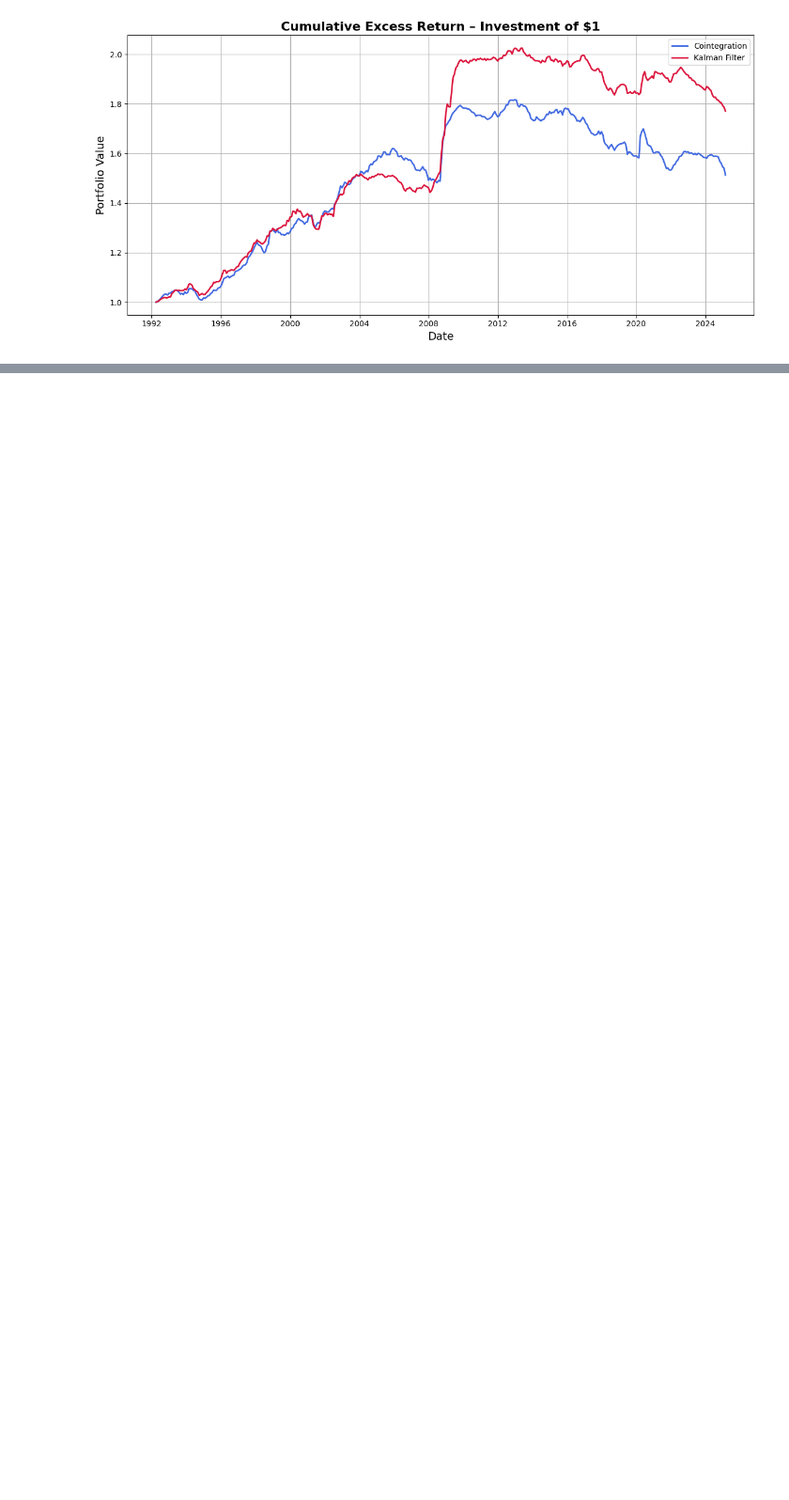
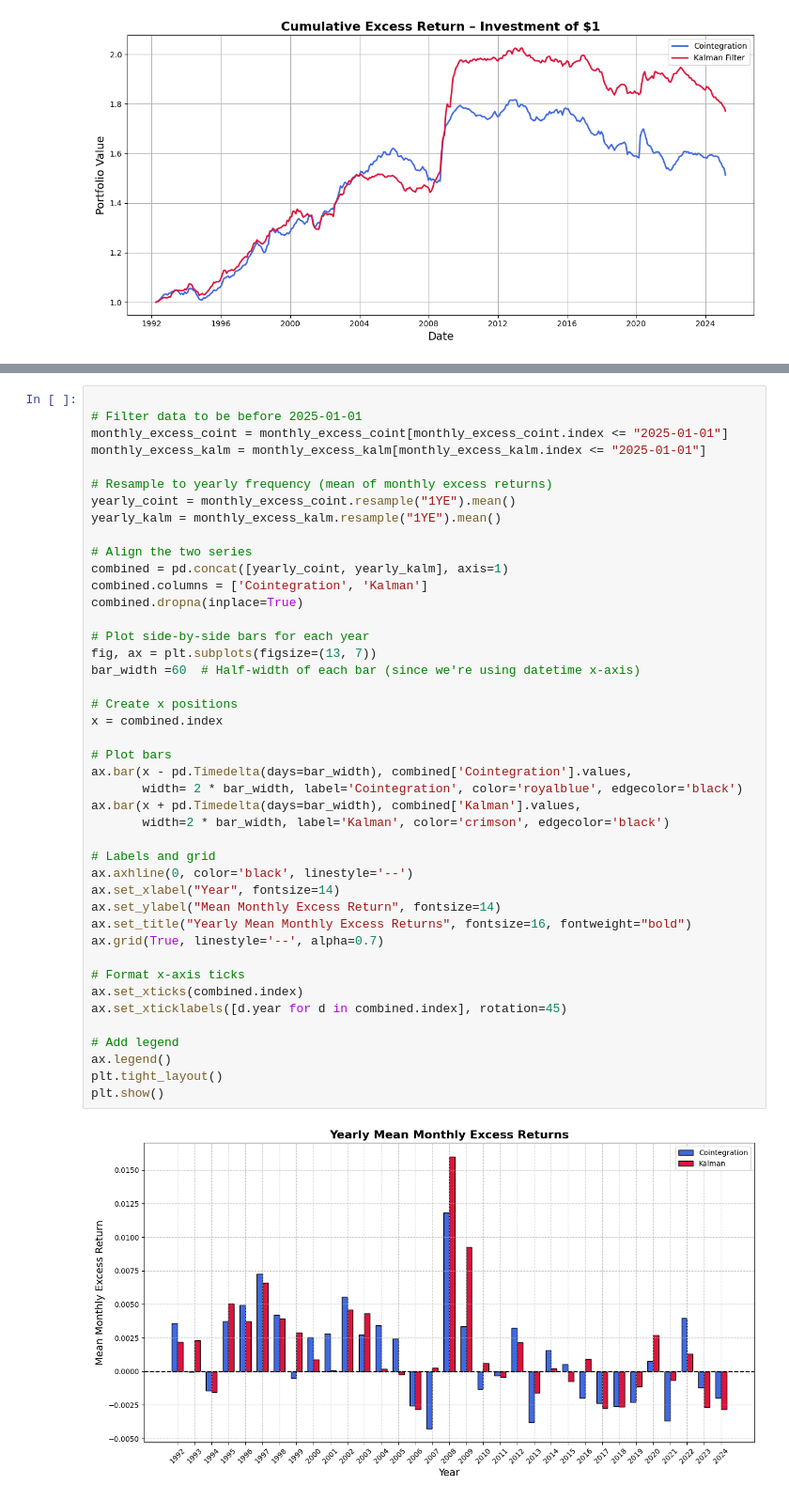
Before and after one commit to J4KU81409/master_thesis, a Jupyter notebook: comparison_framework.ipynb, the cells around one changed output, grey strips where cells are left out. Shown: that part at 94% size. Drawn from its saved outputs; the diff is of its cells as text; blank space fills up the shorter version.

```diff
--- a/comparison_framework.ipynb
+++ b/comparison_framework.ipynb
@@ -433,0 +420,45 @@ plt.show()
+# %%
+
+# Filter data to be before 2025-01-01
+monthly_excess_coint = monthly_excess_coint[monthly_excess_coint.index <= "2025-01-01"]
+monthly_excess_kalm = monthly_excess_kalm[monthly_excess_kalm.index <= "2025-01-01"]
+
+# Resample to yearly frequency (mean of monthly excess returns)
+yearly_coint = monthly_excess_coint.resample("1YE").mean()
+yearly_kalm = monthly_excess_kalm.resample("1YE").mean()
+
+# Align the two series
+combined = pd.concat([yearly_coint, yearly_kalm], axis=1)
+combined.columns = ['Cointegration', 'Kalman']
+combined.dropna(inplace=True)
+
+# Plot side-by-side bars for each year
+fig, ax = plt.subplots(figsize=(13, 7))
+bar_width =60  # Half-width of each bar (since we're using datetime x-axis)
+
+# Create x positions
+x = combined.index
+
+# Plot bars
+ax.bar(x - pd.Timedelta(days=bar_width), combined['Cointegration'].values,
+       width= 2 * bar_width, label='Cointegration', color='royalblue', edgecolor='black')
+ax.bar(x + pd.Timedelta(days=bar_width), combined['Kalman'].values,
+       width=2 * bar_width, label='Kalman', color='crimson', edgecolor='black')
+
+# Labels and grid
+ax.axhline(0, color='black', linestyle='--')
+ax.set_xlabel("Year", fontsize=14)
+ax.set_ylabel("Mean Monthly Excess Return", fontsize=14)
+ax.set_title("Yearly Mean Monthly Excess Returns", fontsize=16, fontweight="bold")
+ax.grid(True, linestyle='--', alpha=0.7)
+
+# Format x-axis ticks
+ax.set_xticks(combined.index)
+ax.set_xticklabels([d.year for d in combined.index], rotation=45)
+
+# Add legend
+ax.legend()
+plt.tight_layout()
+plt.show()
+# %% [output]
+[figure, added]
```
Also changed, not shown: parts of 6 cells of this notebook.
